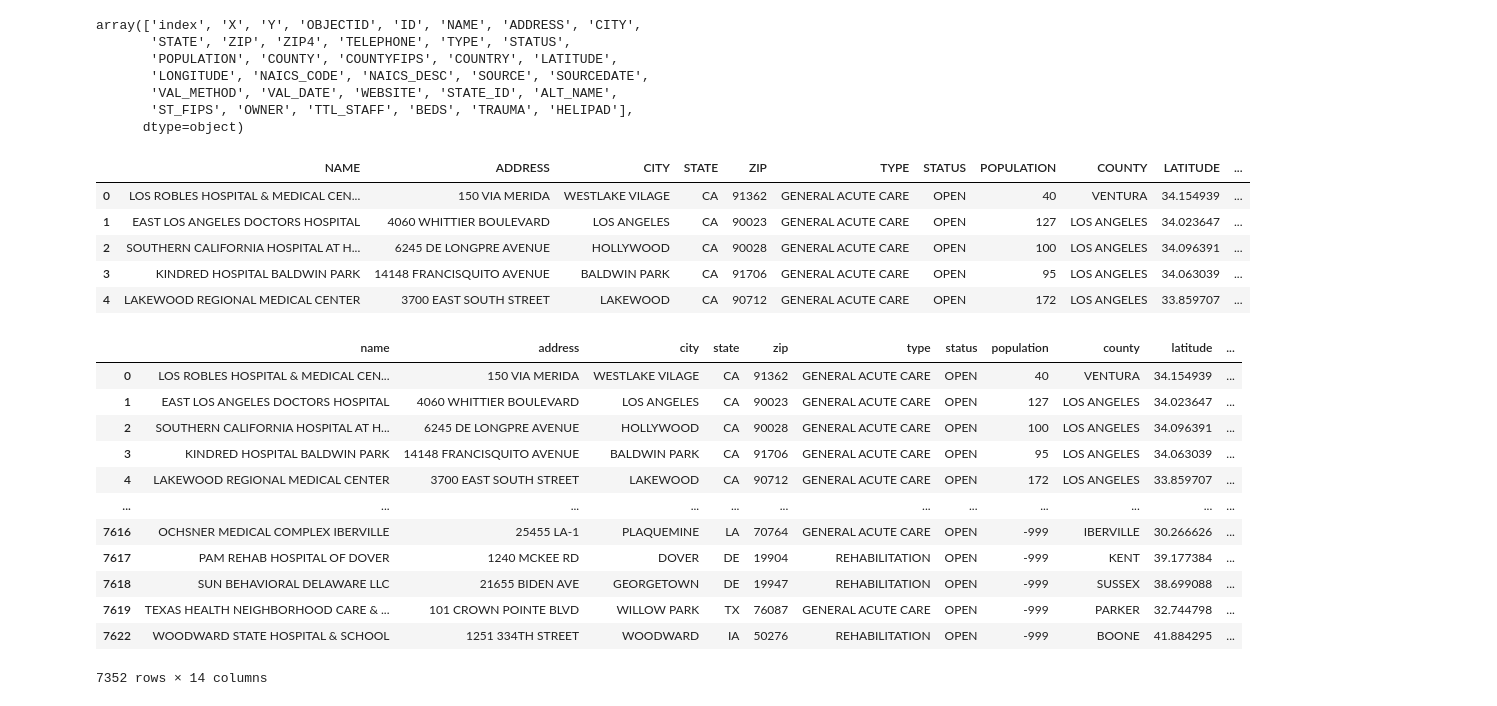
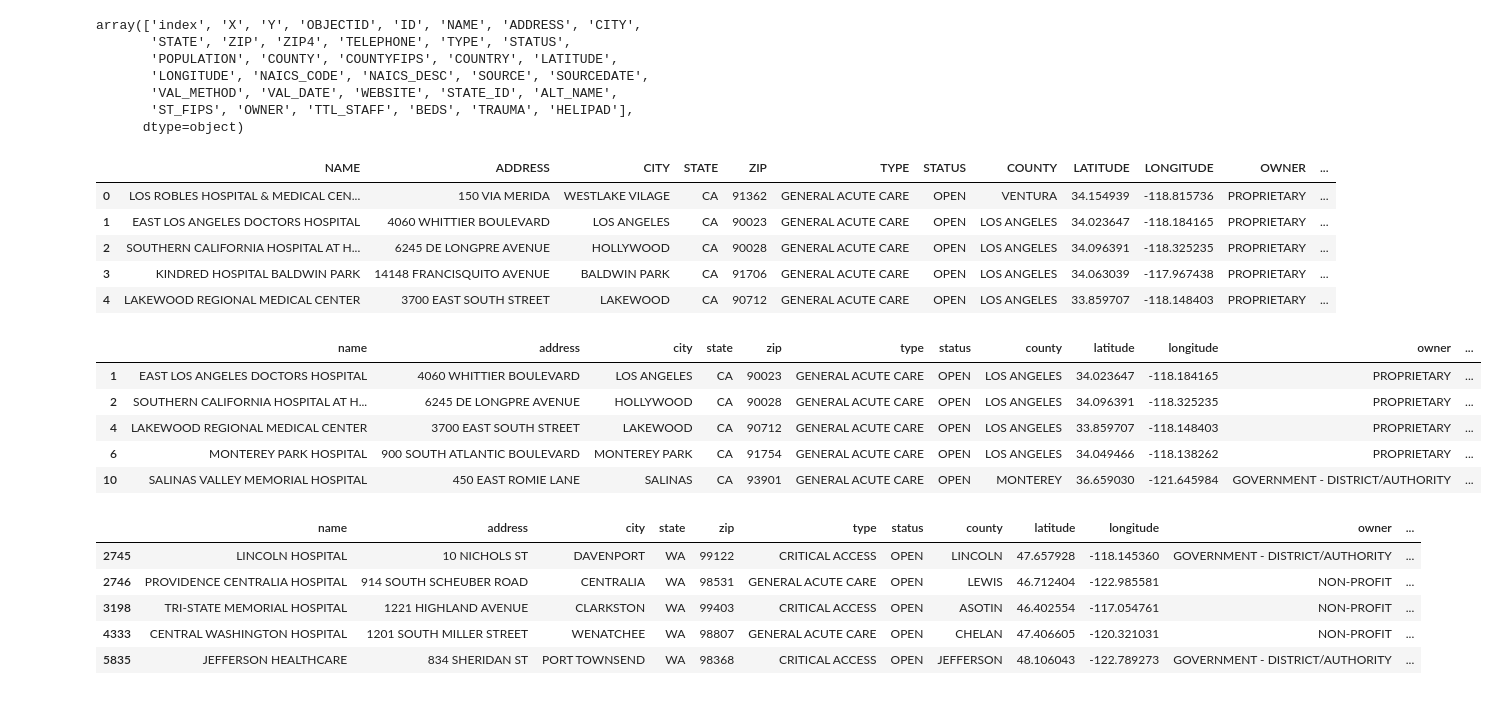
Before and after one commit to sydneysteele03/project-3, a Jupyter notebook: hospital_info.ipynb, the cells around one changed output. Saved outputs shown, nothing was run; the diff lists cells and outputs as text; code cells hidden in the pictures.

```diff
--- a/hospital_info.ipynb
+++ b/hospital_info.ipynb
@@ -148,35 +219,39 @@ array(['index', 'X', 'Y', 'OBJECTID', 'ID', 'NAME', 'ADDRESS', 'CITY',
 location_df.drop(['index', 'X', 'Y', 'OBJECTID', 'ID', 'ZIP4','TELEPHONE','COUNTYFIPS', 'COUNTRY',
     'NAICS_CODE', 'NAICS_DESC', 'SOURCE', 'SOURCEDATE',
        'VAL_METHOD', 'VAL_DATE', 'WEBSITE', 'STATE_ID', 'ALT_NAME',
-       'ST_FIPS', 'TTL_STAFF', 'TRAUMA'],inplace=True,axis=1)
+       'ST_FIPS', 'TTL_STAFF', 'TRAUMA', 'POPULATION'],inplace=True,axis=1)
 
 location_df.head()
 # %% [output]
-|  | NAME | ADDRESS | CITY | STATE | ZIP | TYPE | STATUS | POPULATION | COUNTY | LATITUDE | ... |
-| 0 | LOS ROBLES HOSPITAL & MEDICAL CEN... | 150 VIA MERIDA | WESTLAKE VILAGE | CA | 91362 | GENERAL ACUTE CARE | OPEN | 40 | VENTURA | 34.154939 | ... |
-| 1 | EAST LOS ANGELES DOCTORS HOSPITAL | 4060 WHITTIER BOULEVARD | LOS ANGELES | CA | 90023 | GENERAL ACUTE CARE | OPEN | 127 | LOS ANGELES | 34.023647 | ... |
-| 2 | SOUTHERN CALIFORNIA HOSPITAL AT H... | 6245 DE LONGPRE AVENUE | HOLLYWOOD | CA | 90028 | GENERAL ACUTE CARE | OPEN | 100 | LOS ANGELES | 34.096391 | ... |
-| 3 | KINDRED HOSPITAL BALDWIN PARK | 14148 FRANCISQUITO AVENUE | BALDWIN PARK | CA | 91706 | GENERAL ACUTE CARE | OPEN | 95 | LOS ANGELES | 34.063039 | ... |
-| 4 | LAKEWOOD REGIONAL MEDICAL CENTER | 3700 EAST SOUTH STREET | LAKEWOOD | CA | 90712 | GENERAL ACUTE CARE | OPEN | 172 | LOS ANGELES | 33.859707 | ... |
+|  | NAME | ADDRESS | CITY | STATE | ZIP | TYPE | STATUS | COUNTY | LATITUDE | LONGITUDE | OWNER | ... |
+| 0 | LOS ROBLES HOSPITAL & MEDICAL CEN... | 150 VIA MERIDA | WESTLAKE VILAGE | CA | 91362 | GENERAL ACUTE CARE | OPEN | VENTURA | 34.154939 | -118.815736 | PROPRIETARY | ... |
+| 1 | EAST LOS ANGELES DOCTORS HOSPITAL | 4060 WHITTIER BOULEVARD | LOS ANGELES | CA | 90023 | GENERAL ACUTE CARE | OPEN | LOS ANGELES | 34.023647 | -118.184165 | PROPRIETARY | ... |
+| 2 | SOUTHERN CALIFORNIA HOSPITAL AT H... | 6245 DE LONGPRE AVENUE | HOLLYWOOD | CA | 90028 | GENERAL ACUTE CARE | OPEN | LOS ANGELES | 34.096391 | -118.325235 | PROPRIETARY | ... |
+| 3 | KINDRED HOSPITAL BALDWIN PARK | 14148 FRANCISQUITO AVENUE | BALDWIN PARK | CA | 91706 | GENERAL ACUTE CARE | OPEN | LOS ANGELES | 34.063039 | -117.967438 | PROPRIETARY | ... |
+| 4 | LAKEWOOD REGIONAL MEDICAL CENTER | 3700 EAST SOUTH STREET | LAKEWOOD | CA | 90712 | GENERAL ACUTE CARE | OPEN | LOS ANGELES | 33.859707 | -118.148403 | PROPRIETARY | ... |
 # %%
 # drop rows with dupliacted hospital name
 location_df = location_df.drop_duplicates(subset = "NAME", keep = "first")
 # %%
 # rename columns to lowercase
-location_df.rename(columns={'NAME': 'name', 'ADDRESS': 'address', 'CITY':'city', 'STATE':'state', 'ZIP':'zip', 'TYPE':'type', 'STATUS':'status',
+loc_df = location_df.rename(columns={'NAME': 'name', 'ADDRESS': 'address', 'CITY':'city', 'STATE':'state', 'ZIP':'zip', 'TYPE':'type', 'STATUS':'status',
        'POPULATION':'population', 'COUNTY':'county', 'LATITUDE':'latitude', 'LONGITUDE':'longitude', 'OWNER':'owner', 'BEDS':'beds',
        'HELIPAD':'helipad'})
+loc_df.head()
 # %% [output]
-|  | name | address | city | state | zip | type | status | population | county | latitude | ... |
-| 0 | LOS ROBLES HOSPITAL & MEDICAL CEN... | 150 VIA MERIDA | WESTLAKE VILAGE | CA | 91362 | GENERAL ACUTE CARE | OPEN | 40 | VENTURA | 34.154939 | ... |
-| 1 | EAST LOS ANGELES DOCTORS HOSPITAL | 4060 WHITTIER BOULEVARD | LOS ANGELES | CA | 90023 | GENERAL ACUTE CARE | OPEN | 127 | LOS ANGELES | 34.023647 | ... |
-| 2 | SOUTHERN CALIFORNIA HOSPITAL AT H... | 6245 DE LONGPRE AVENUE | HOLLYWOOD | CA | 90028 | GENERAL ACUTE CARE | OPEN | 100 | LOS ANGELES | 34.096391 | ... |
-| 3 | KINDRED HOSPITAL BALDWIN PARK | 14148 FRANCISQUITO AVENUE | BALDWIN PARK | CA | 91706 | GENERAL ACUTE CARE | OPEN | 95 | LOS ANGELES | 34.063039 | ... |
-| 4 | LAKEWOOD REGIONAL MEDICAL CENTER | 3700 EAST SOUTH STREET | LAKEWOOD | CA | 90712 | GENERAL ACUTE CARE | OPEN | 172 | LOS ANGELES | 33.859707 | ... |
-| ... | ... | ... | ... | ... | ... | ... | ... | ... | ... | ... | ... |
-| 7616 | OCHSNER MEDICAL COMPLEX IBERVILLE | 25455 LA-1 | PLAQUEMINE | LA | 70764 | GENERAL ACUTE CARE | OPEN | -999 | IBERVILLE | 30.266626 | ... |
-| 7617 | PAM REHAB HOSPITAL OF DOVER | 1240 MCKEE RD | DOVER | DE | 19904 | REHABILITATION | OPEN | -999 | KENT | 39.177384 | ... |
-| 7618 | SUN BEHAVIORAL DELAWARE LLC | 21655 BIDEN AVE | GEORGETOWN | DE | 19947 | REHABILITATION | OPEN | -999 | SUSSEX | 38.699088 | ... |
-| 7619 | TEXAS HEALTH NEIGHBORHOOD CARE & ... | 101 CROWN POINTE BLVD | WILLOW PARK | TX | 76087 | GENERAL ACUTE CARE | OPEN | -999 | PARKER | 32.744798 | ... |
-| 7622 | WOODWARD STATE HOSPITAL & SCHOOL | 1251 334TH STREET | WOODWARD | IA | 50276 | REHABILITATION | OPEN | -999 | BOONE | 41.884295 | ... |
+|  | name | address | city | state | zip | type | status | county | latitude | longitude | owner | ... |
+| 1 | EAST LOS ANGELES DOCTORS HOSPITAL | 4060 WHITTIER BOULEVARD | LOS ANGELES | CA | 90023 | GENERAL ACUTE CARE | OPEN | LOS ANGELES | 34.023647 | -118.184165 | PROPRIETARY | ... |
+| 2 | SOUTHERN CALIFORNIA HOSPITAL AT H... | 6245 DE LONGPRE AVENUE | HOLLYWOOD | CA | 90028 | GENERAL ACUTE CARE | OPEN | LOS ANGELES | 34.096391 | -118.325235 | PROPRIETARY | ... |
+| 4 | LAKEWOOD REGIONAL MEDICAL CENTER | 3700 EAST SOUTH STREET | LAKEWOOD | CA | 90712 | GENERAL ACUTE CARE | OPEN | LOS ANGELES | 33.859707 | -118.148403 | PROPRIETARY | ... |
+| 6 | MONTEREY PARK HOSPITAL | 900 SOUTH ATLANTIC BOULEVARD | MONTEREY PARK | CA | 91754 | GENERAL ACUTE CARE | OPEN | LOS ANGELES | 34.049466 | -118.138262 | PROPRIETARY | ... |
+| 10 | SALINAS VALLEY MEMORIAL HOSPITAL | 450 EAST ROMIE LANE | SALINAS | CA | 93901 | GENERAL ACUTE CARE | OPEN | MONTEREY | 36.659030 | -121.645984 | GOVERNMENT - DISTRICT/AUTHORITY | ... |
-7352 rows × 14 columns
+# %%
+washington_loc = loc_df.loc[loc_df["state"] == "WA"]
+washington_loc.head()
+# %% [output]
+|  | name | address | city | state | zip | type | status | county | latitude | longitude | owner | ... |
+| 2745 | LINCOLN HOSPITAL | 10 NICHOLS ST | DAVENPORT | WA | 99122 | CRITICAL ACCESS | OPEN | LINCOLN | 47.657928 | -118.145360 | GOVERNMENT - DISTRICT/AUTHORITY | ... |
+| 2746 | PROVIDENCE CENTRALIA HOSPITAL | 914 SOUTH SCHEUBER ROAD | CENTRALIA | WA | 98531 | GENERAL ACUTE CARE | OPEN | LEWIS | 46.712404 | -122.985581 | NON-PROFIT | ... |
+| 3198 | TRI-STATE MEMORIAL HOSPITAL | 1221 HIGHLAND AVENUE | CLARKSTON | WA | 99403 | CRITICAL ACCESS | OPEN | ASOTIN | 46.402554 | -117.054761 | NON-PROFIT | ... |
+| 4333 | CENTRAL WASHINGTON HOSPITAL | 1201 SOUTH MILLER STREET | WENATCHEE | WA | 98807 | GENERAL ACUTE CARE | OPEN | CHELAN | 47.406605 | -120.321031 | NON-PROFIT | ... |
+| 5835 | JEFFERSON HEALTHCARE | 834 SHERIDAN ST | PORT TOWNSEND | WA | 98368 | CRITICAL ACCESS | OPEN | JEFFERSON | 48.106043 | -122.789273 | GOVERNMENT - DISTRICT/AUTHORITY | ... |
```
Also changed, not shown: parts of 18 cells of this notebook, 5 other files.
